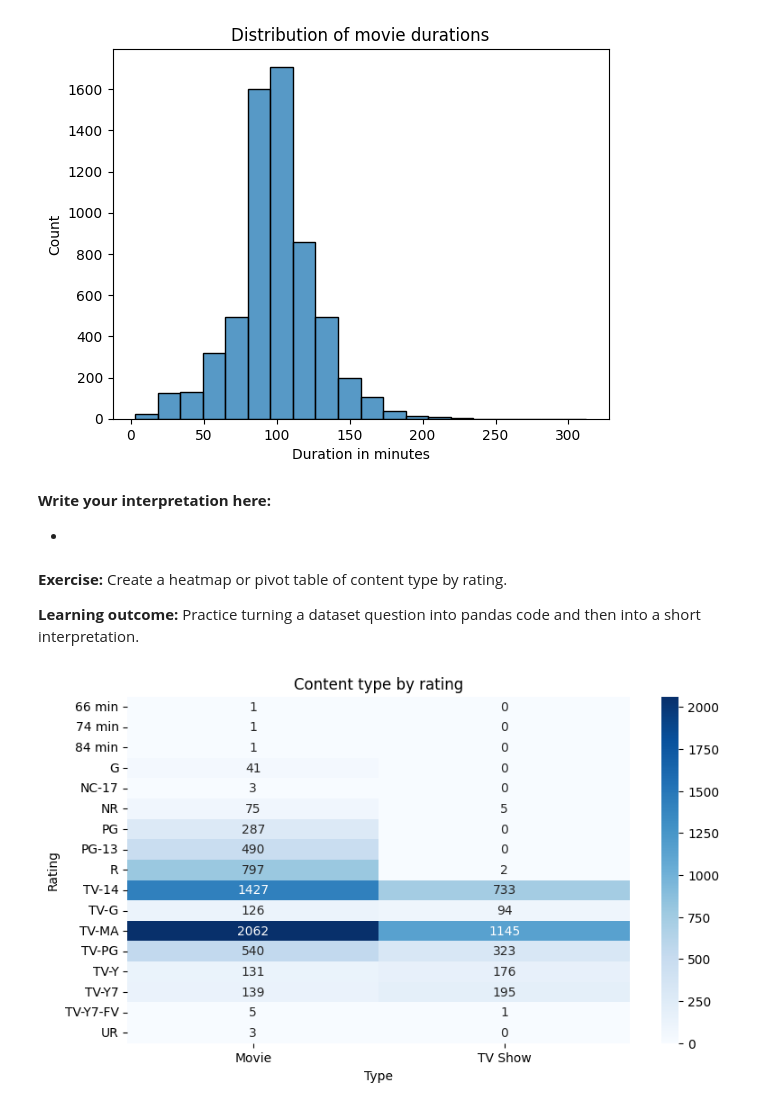
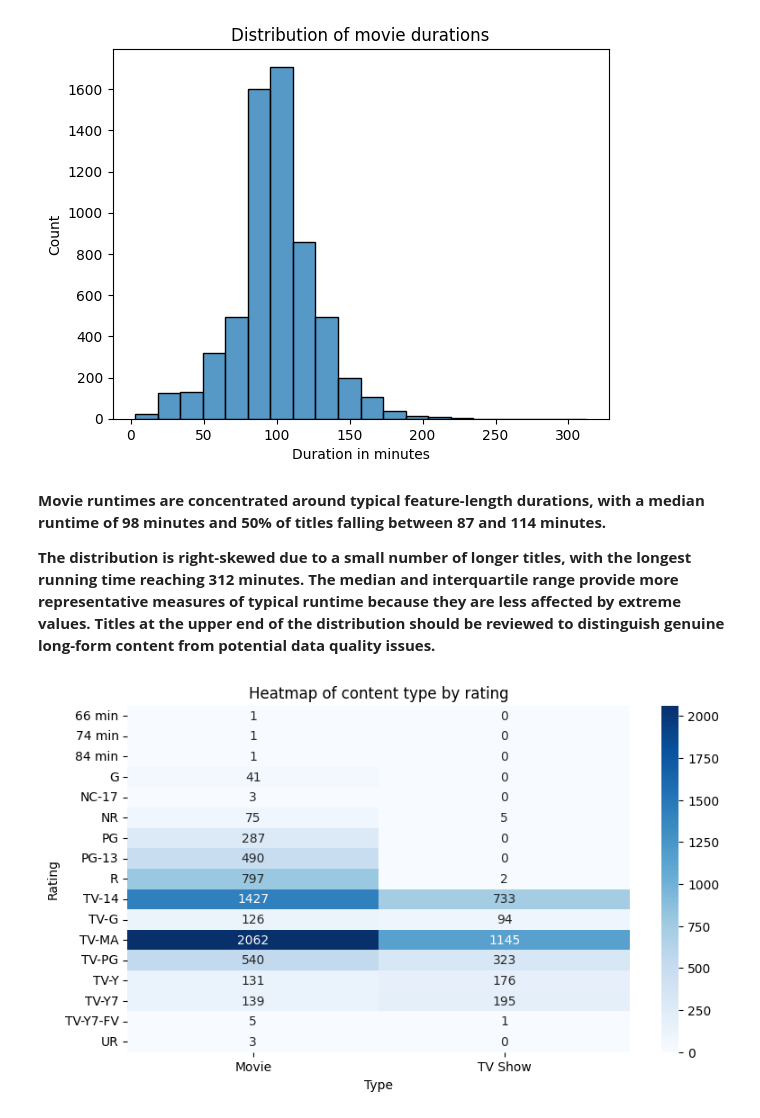
Before and after one commit to chinwendu-codes/netflix-titles-eda, a Jupyter notebook: Netflix_titles.ipynb, the cells around one changed output. Cells and saved outputs as stored; diff of their text form; code cells hidden in the pictures.

```diff
--- a/Netflix_titles.ipynb
+++ b/Netflix_titles.ipynb
@@ -331,34 +273,37 @@ plt.show()
 # %% [output]
 [figure]
 # %% [markdown]
-**Write your interpretation here:**
+**Movie runtimes are concentrated around typical feature-length durations, with a median runtime of 98 minutes and 50% of titles falling between 87 and 114 minutes.**
 
--
+**The distribution is right-skewed due to a small number of longer titles, with the longest running time reaching 312 minutes. The median and interquartile range provide more representative measures of typical runtime because they are less affected by extreme values. Titles at the upper end of the distribution should be reviewed to distinguish genuine long-form content from potential data quality issues.**
-# %% [markdown]
-**Exercise:** Create a heatmap or pivot table of content type by rating.
-
-**Learning outcome:** Practice turning a dataset question into pandas code and then into a short interpretation.
 # %%
+# Create a visualization to show the distribution of content type by rating on Netflix using seaborn's heatmap function
+
+
 # Create a pivot table, since heatmap does not work directly on raw data
+
+# Create a pivot table to count the number of titles for each combination of rating and type
 pivot = df.pivot_table(index='rating',
                        columns='type',
                        values='title',
                        aggfunc='count'
                        )
 
 # Handle missing values
+
+# Handle missing values by filling them with 0, since we want to show the count of titles for each ccombination of rating and type, even if there are no title
 pivot = pivot.fillna(0)
 
 # create heatmap
 plt.figure(figsize=(9, 5))
 
 sns.heatmap(pivot, annot=True, fmt='g', cmap='Blues')
 
-plt.title('Content type by rating')
+plt.title('Heatmap of content type by rating')
 plt.xlabel('Type')
 plt.ylabel('Rating')
 
 plt.show()
 # %% [output]
-[figure, old version]
+[figure, new version]
 # %% [markdown]
```
Also changed, not shown: parts of 63 cells of this notebook.
